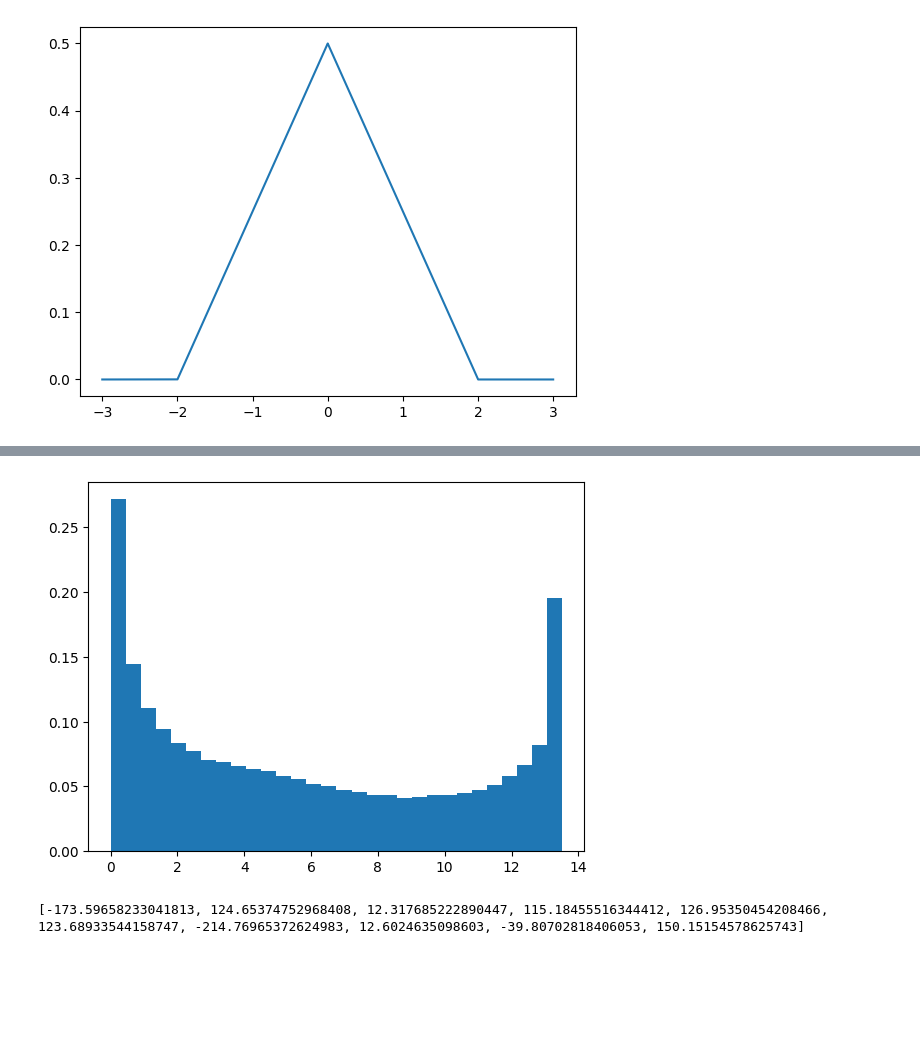
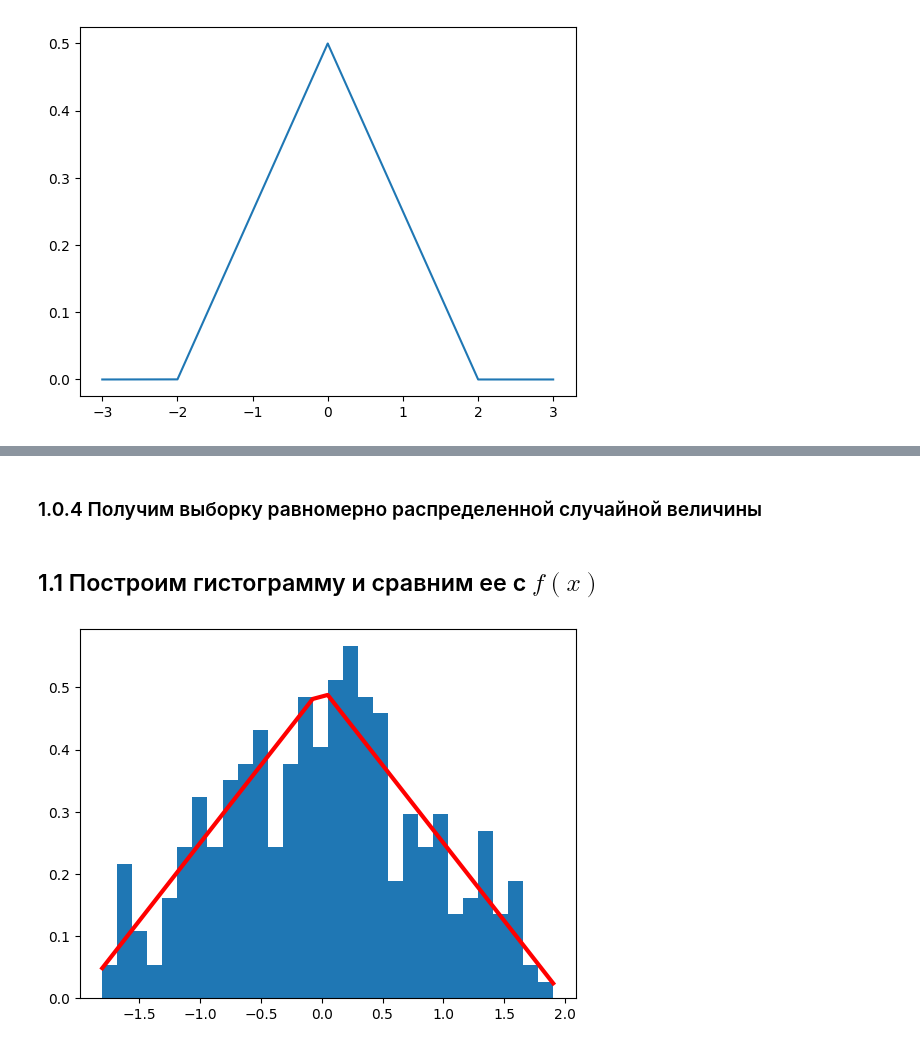
Before and after one commit to snailUlitka/probability_theory, a Jupyter notebook: src/volume_2.ipynb, the cells around one changed output, grey strips where cells are left out. Saved outputs shown, nothing was run; the diff lists cells and outputs as text; code cells hidden in the pictures; blank space fills up the shorter version.

```diff
--- a/src/volume_2.ipynb
+++ b/src/volume_2.ipynb
@@ -89,0 +115,5 @@ plt.show()
+# %%
+x = np.linspace(-3, 3, 100_000)
+y = [F(val) for val in x]
+plt.plot(x, y)
+plt.show()
@@ -90 +166,7 @@ plt.show()
+# %%
+def invF(y: float) -> float | None:
+    if 0 <= y < 0.5:
+        return (8 * y)**0.5 - 2
+    elif 0.5 <= y <= 1:
+        return 2 - (8 * (1 - y))**0.5
 # %% [markdown]
@@ -121,26 +193,17 @@ array([ 3.78118682, 13.23012033,  1.37883543, ...,  3.15612584,
+# %% [markdown]
+### 1.0.4 Получим выборку равномерно распределенной случайной величины
+# %%
+uniform_selection = stats.uniform.rvs(size=n, random_state=SEED)
+# %%
+x = np.array([invF(val) for val in uniform_selection])
+# %% [markdown]
+## 1.1 Построим гистограмму и сравним ее с $f(x)$
 # %%
-_, theoretic_x, _ = plt.hist(res, 30, density=True)
+_, theoretic_x, _ = plt.hist(x, 30, density=True)
+
+theoretic_distribution = [f(val) for val in theoretic_x]
+
+plt.plot(theoretic_x, theoretic_distribution, linewidth=3, color='r')
+plt.show()
 # %% [output]
-[figure, old version]
+[figure, new version]
-# %%
-import math
-import random
-
-def normal_distribution(mean, std_dev, size):
-    samples = []
-    for _ in range(size):
-        u1 = 1.0 - random.random()  # Уменьшаем диапазон случайных чисел до (0, 1)
-        u2 = 1.0 - random.random()
-        z = math.sqrt(-2.0 * math.log(u1)) * math.cos(2.0 * math.pi * u2)
-        sample = mean + z * std_dev
-        samples.append(sample)
-    return samples
-
-# Пример использования:
-mean = 100
-std_dev = 100
-size = 1000
-samples = normal_distribution(mean, std_dev, size)
-print(samples[:10])  # Вывести первые 10 сэмплов
-# %% [output]
-[-173.59658233041813, 124.65374752968408, 12.317685222890447, 115.18455516344412, 126.95350454208466, 123.68933544158747, -214.76965372624983, 12.6024635098603, -39.80702818406053, 150.15154578625743]
```
Also changed, not shown: parts of 19 cells of this notebook.
